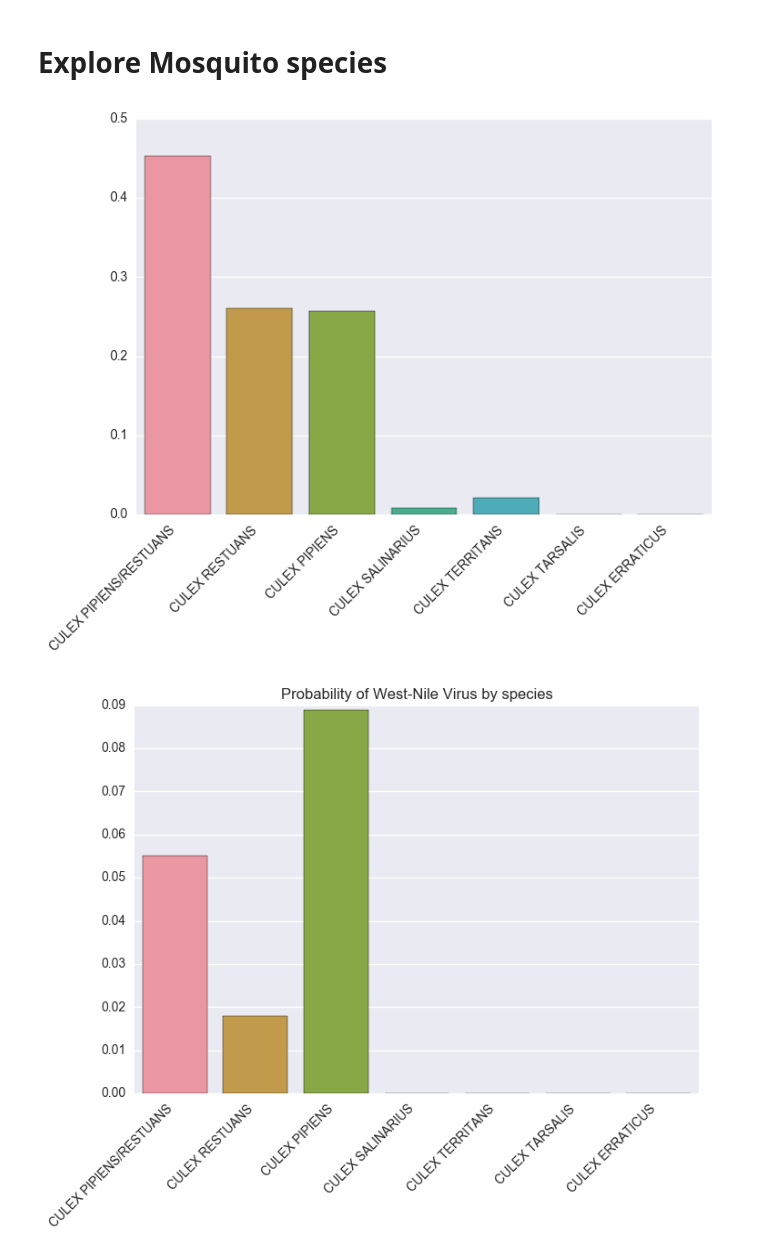
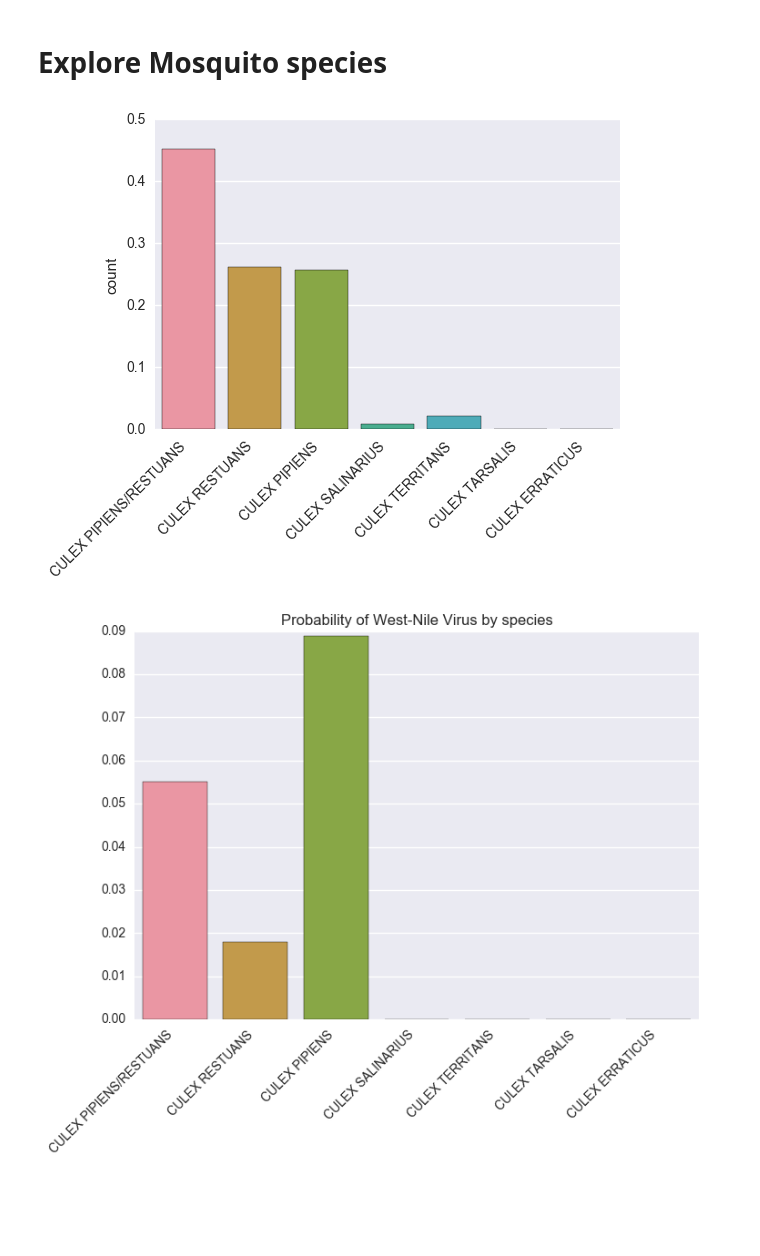
Before and after one commit to sempwn/west-nile-virus, a Jupyter notebook: data_exploration.ipynb, the cells around one changed output. Drawn from its saved outputs; the diff is of its cells as text; code cells hidden in the pictures; blank space fills up the shorter version.

```diff
--- a/data_exploration.ipynb
+++ b/data_exploration.ipynb
@@ -145,14 +193,15 @@ Index([u'Station', u'Date', u'Tmax', u'Tmin', u'Tavg', u'Depart', u'DewPoint',
 # %%
 labels = []
 counts = []
 for spec in df_train[u'Species'].unique():
     labels.append(spec)
     counts.append((df_train['Species']==spec).mean())
 
 sns.barplot(x=labels,y=counts);
 plt.xticks(rotation=45,ha='right');
+plt.ylabel('count');
 # %% [output]
-[figure, old version]
+[figure, new version]
 # %%
 labels = []
 counts = []
```
Also changed, not shown: parts of 48 cells of this notebook, 6 other files.
